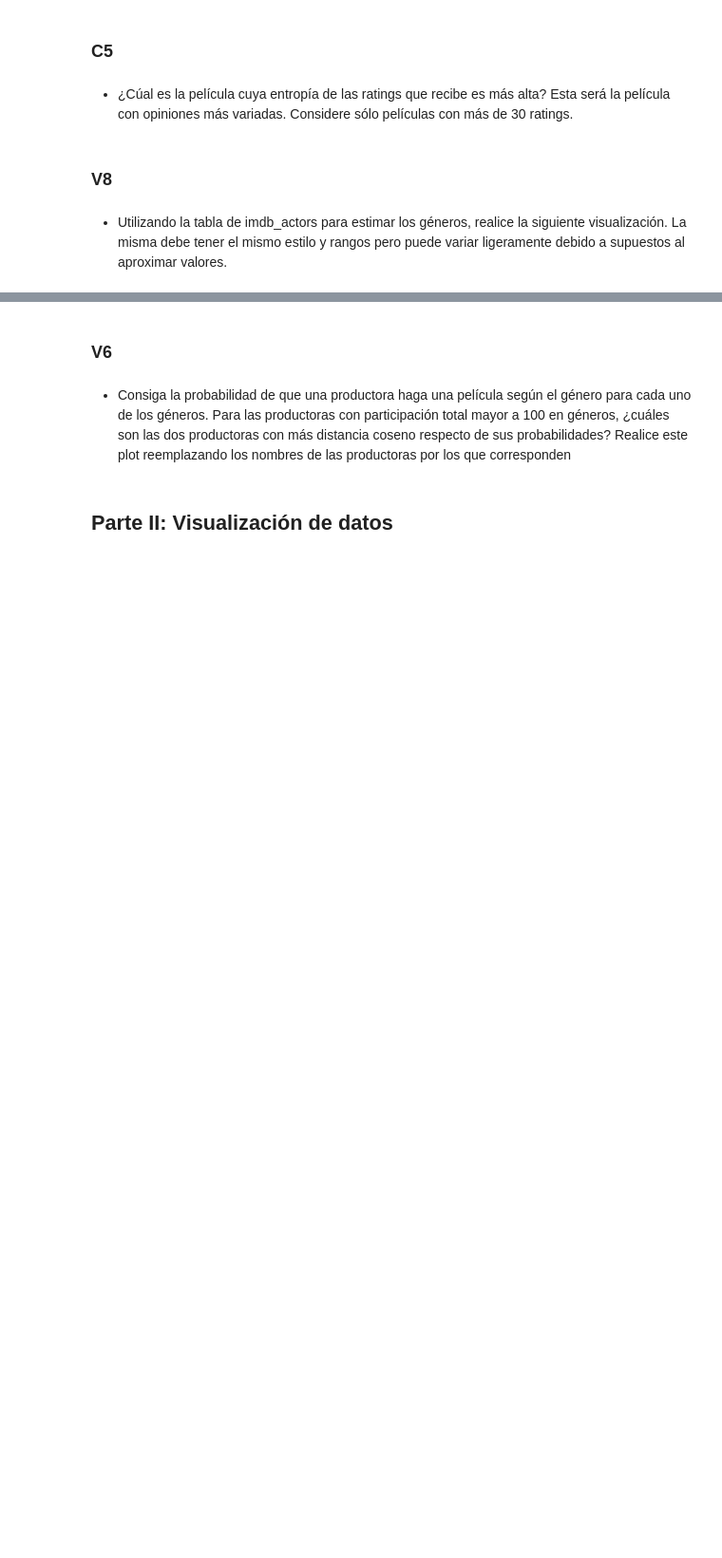
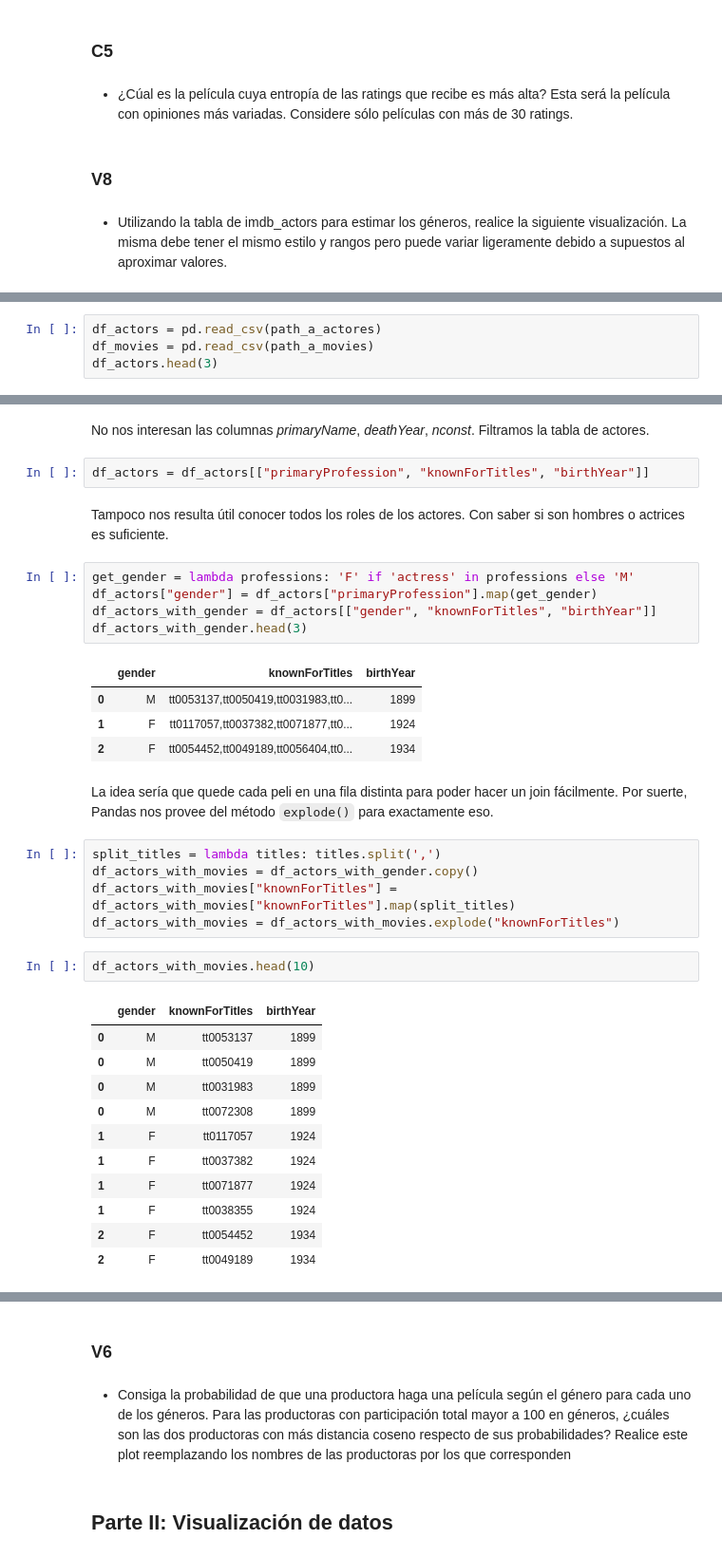
Before and after one commit to Nacho2904/orga_de_datos, a Jupyter notebook: tp_1.ipynb, the cells around one changed output, grey strips where cells are left out. Shown at 95% size. Cells and saved outputs as stored; diff of their text form; blank space fills up the shorter version.

````diff
--- a/tp_1.ipynb
+++ b/tp_1.ipynb
@@ -581,0 +586,4 @@ Con eso ya resolvimos el problema de encontrar la probabilidad por cada género.
+# %%
+df_actors = pd.read_csv(path_a_actores)
+df_movies = pd.read_csv(path_a_movies)
+df_actors.head(3)
@@ -581,0 +595,37 @@ Con eso ya resolvimos el problema de encontrar la probabilidad por cada género.
+# %% [markdown]
+No nos interesan las columnas *primaryName*, *deathYear*, *nconst*. Filtramos la tabla de actores.
+# %%
+df_actors = df_actors[["primaryProfession", "knownForTitles", "birthYear"]]
+# %% [markdown]
+Tampoco nos resulta útil conocer todos los roles de los actores. Con saber si son hombres o actrices es suficiente.
+# %%
+get_gender = lambda professions: 'F' if 'actress' in professions else 'M'
+df_actors["gender"] = df_actors["primaryProfession"].map(get_gender)
+df_actors_with_gender = df_actors[["gender", "knownForTitles", "birthYear"]]
+df_actors_with_gender.head(3)
+# %% [output]
+|  | gender | knownForTitles | birthYear |
+| 0 | M | tt0053137,tt0050419,tt0031983,tt0... | 1899 |
+| 1 | F | tt0117057,tt0037382,tt0071877,tt0... | 1924 |
+| 2 | F | tt0054452,tt0049189,tt0056404,tt0... | 1934 |
+# %% [markdown]
+La idea sería que quede cada peli en una fila distinta para poder hacer un join fácilmente. Por suerte, Pandas nos provee del método ```explode()``` para exactamente eso.
+# %%
+split_titles = lambda titles: titles.split(',')
+df_actors_with_movies = df_actors_with_gender.copy()
+df_actors_with_movies["knownForTitles"] = df_actors_with_movies["knownForTitles"].map(split_titles)
+df_actors_with_movies = df_actors_with_movies.explode("knownForTitles")
+# %%
+df_actors_with_movies.head(10)
+# %% [output]
+|  | gender | knownForTitles | birthYear |
+| 0 | M | tt0053137 | 1899 |
+| 0 | M | tt0050419 | 1899 |
+| 0 | M | tt0031983 | 1899 |
+| 0 | M | tt0072308 | 1899 |
+| 1 | F | tt0117057 | 1924 |
+| 1 | F | tt0037382 | 1924 |
+| 1 | F | tt0071877 | 1924 |
+| 1 | F | tt0038355 | 1924 |
+| 2 | F | tt0054452 | 1934 |
+| 2 | F | tt0049189 | 1934 |
````
Also changed, not shown: parts of 23 cells of this notebook.
